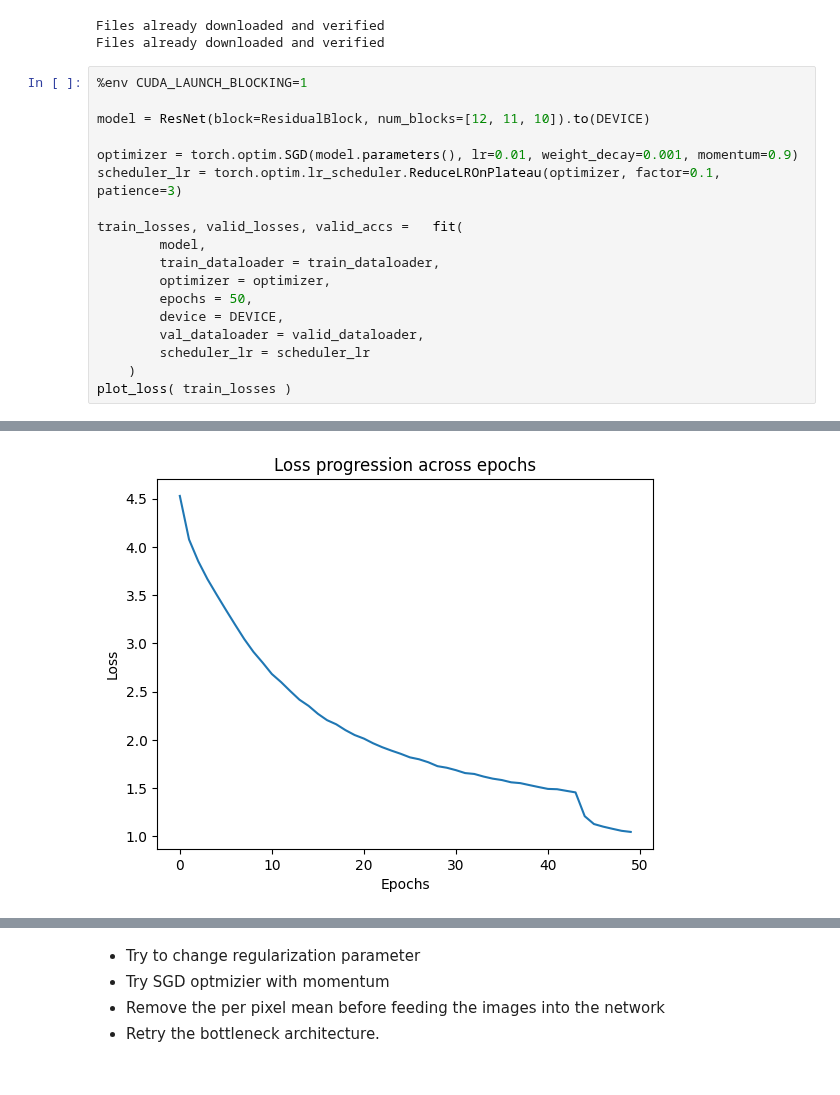
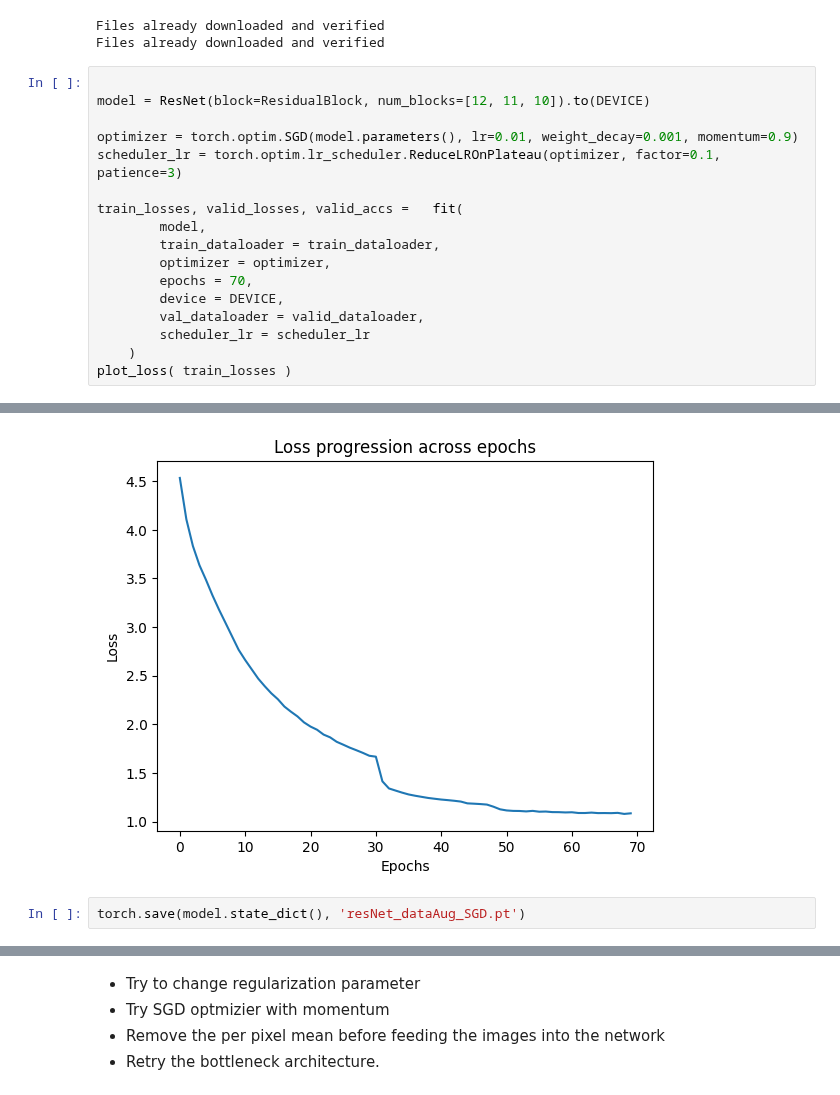
Before and after one commit to AleCardinale/Fundamentals-Inference-Learning, a Jupyter notebook: HW3/practical/cifar100.ipynb, the cells around one changed output, grey strips where cells are left out. Cells and saved outputs as stored; diff of their text form.

```diff
--- a/HW3/practical/cifar100.ipynb
+++ b/HW3/practical/cifar100.ipynb
@@ -441,7 +441,6 @@ valid_dataloader = DataLoader(
 Files already downloaded and verified
 Files already downloaded and verified
 # %%
-%env CUDA_LAUNCH_BLOCKING=1
 
 model = ResNet(block=ResidualBlock, num_blocks=[12, 11, 10]).to(DEVICE)
 
@@ -452,7 +451,7 @@ train_losses, valid_losses, valid_accs =   fit(
         model,
         train_dataloader = train_dataloader,
         optimizer = optimizer,
-        epochs = 50,
+        epochs = 70,
         device = DEVICE,
         val_dataloader = valid_dataloader,
         scheduler_lr = scheduler_lr
@@ -568 +478,3 @@ Epoch 49: Train Loss=1.0451, Val Loss=1.3135, Val Accuracy=63%
-[figure, old version]
+[figure, new version]
+# %%
+torch.save(model.state_dict(), 'resNet_dataAug_SGD.pt')
```
Also changed, not shown: parts of 5 cells of this notebook.
